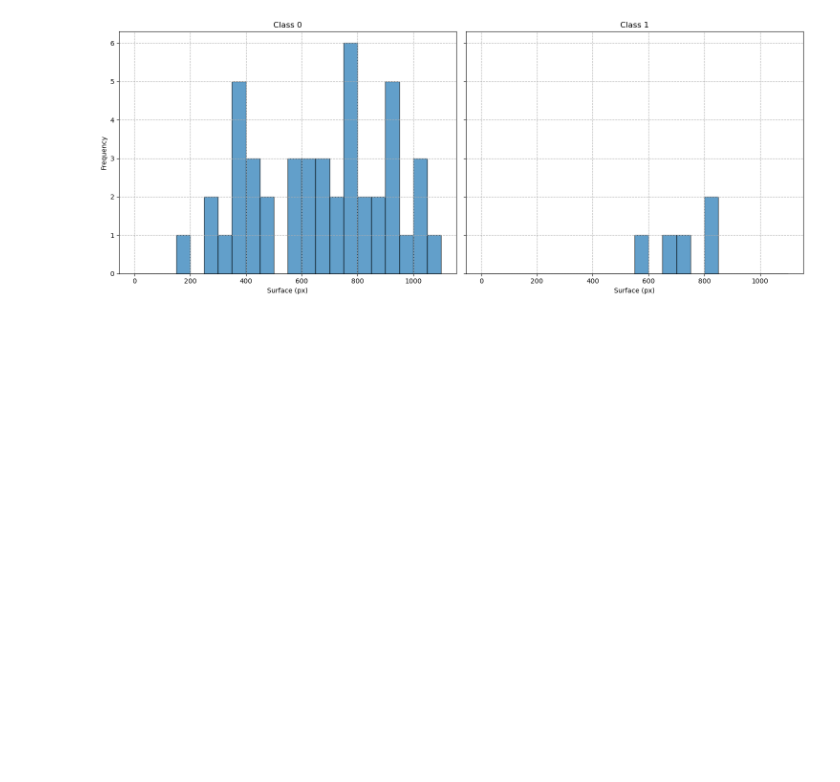
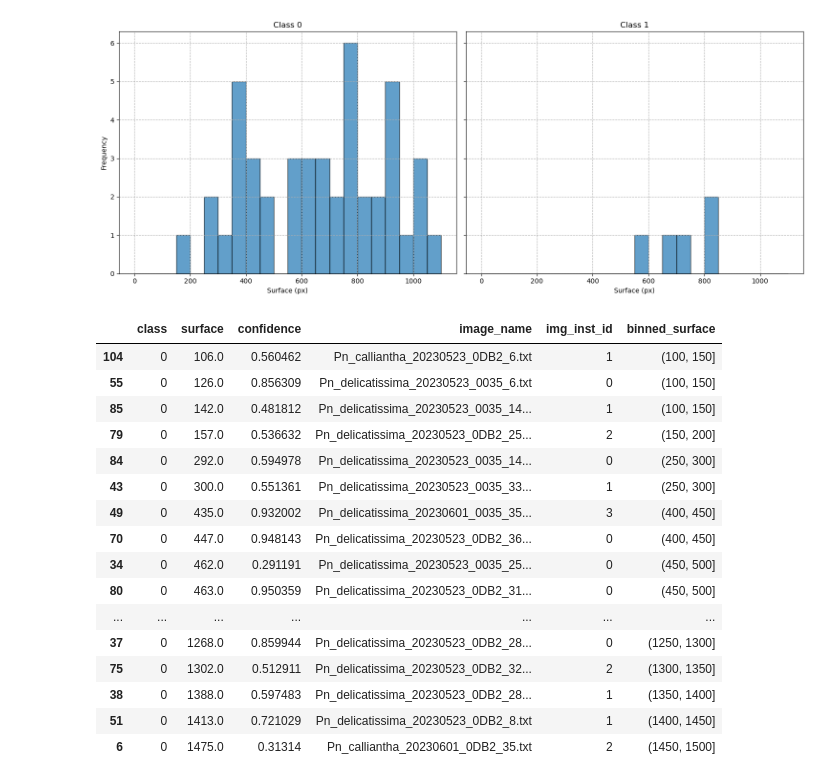
Before and after one commit to MartinMarzi/phytoplankton-cv4ecology, a Jupyter notebook: scripts/evaluation.ipynb, the cells around one changed output. Cells and saved outputs as stored; diff of their text form; code cells hidden in the pictures; blank space fills up the shorter version.

```diff
--- a/scripts/evaluation.ipynb
+++ b/scripts/evaluation.ipynb
@@ -195,3 +195,24 @@ plt.tight_layout()
 plt.show()
 # %% [output]
 [figure]
+# %%
+# Filter by class and sort by surface
+df_test[df_test["class"] == "0"].sort_values(by="surface")
+# %% [output]
+|  | class | surface | confidence | image_name | img_inst_id | binned_surface |
+| 104 | 0 | 106.0 | 0.560462 | Pn_calliantha_20230523_0DB2_6.txt | 1 | (100, 150] |
+| 55 | 0 | 126.0 | 0.856309 | Pn_delicatissima_20230523_0035_6.txt | 0 | (100, 150] |
+| 85 | 0 | 142.0 | 0.481812 | Pn_delicatissima_20230523_0035_14... | 1 | (100, 150] |
+| 79 | 0 | 157.0 | 0.536632 | Pn_delicatissima_20230523_0DB2_25... | 2 | (150, 200] |
+| 84 | 0 | 292.0 | 0.594978 | Pn_delicatissima_20230523_0035_14... | 0 | (250, 300] |
+| 43 | 0 | 300.0 | 0.551361 | Pn_delicatissima_20230523_0035_33... | 1 | (250, 300] |
+| 49 | 0 | 435.0 | 0.932002 | Pn_delicatissima_20230601_0035_35... | 3 | (400, 450] |
+| 70 | 0 | 447.0 | 0.948143 | Pn_delicatissima_20230523_0DB2_36... | 0 | (400, 450] |
+| 34 | 0 | 462.0 | 0.291191 | Pn_delicatissima_20230523_0035_25... | 0 | (450, 500] |
+| 80 | 0 | 463.0 | 0.950359 | Pn_delicatissima_20230523_0DB2_31... | 0 | (450, 500] |
+| ... | ... | ... | ... | ... | ... | ... |
+| 37 | 0 | 1268.0 | 0.859944 | Pn_delicatissima_20230523_0DB2_28... | 0 | (1250, 1300] |
+| 75 | 0 | 1302.0 | 0.512911 | Pn_delicatissima_20230523_0DB2_32... | 2 | (1300, 1350] |
+| 38 | 0 | 1388.0 | 0.597483 | Pn_delicatissima_20230523_0DB2_28... | 1 | (1350, 1400] |
+| 51 | 0 | 1413.0 | 0.721029 | Pn_delicatissima_20230523_0DB2_8.txt | 1 | (1400, 1450] |
+| 6 | 0 | 1475.0 | 0.31314 | Pn_calliantha_20230601_0DB2_35.txt | 2 | (1450, 1500] |
```
Also changed, not shown: parts of 2 cells of this notebook, 2 other files.
